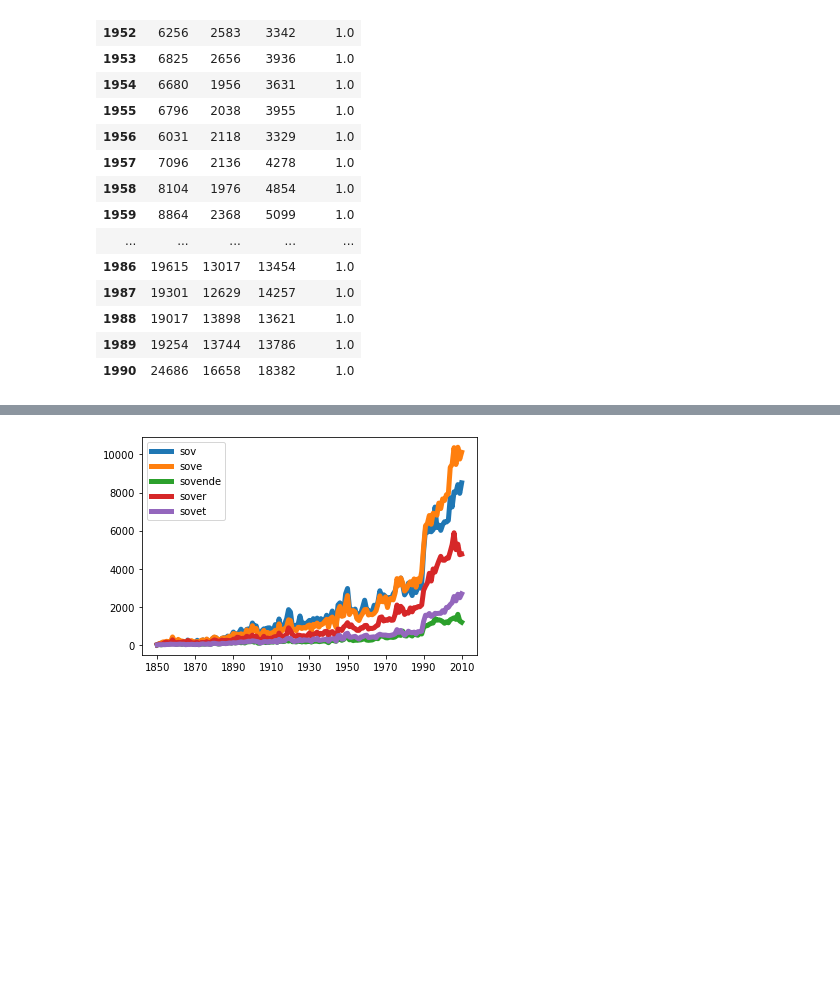
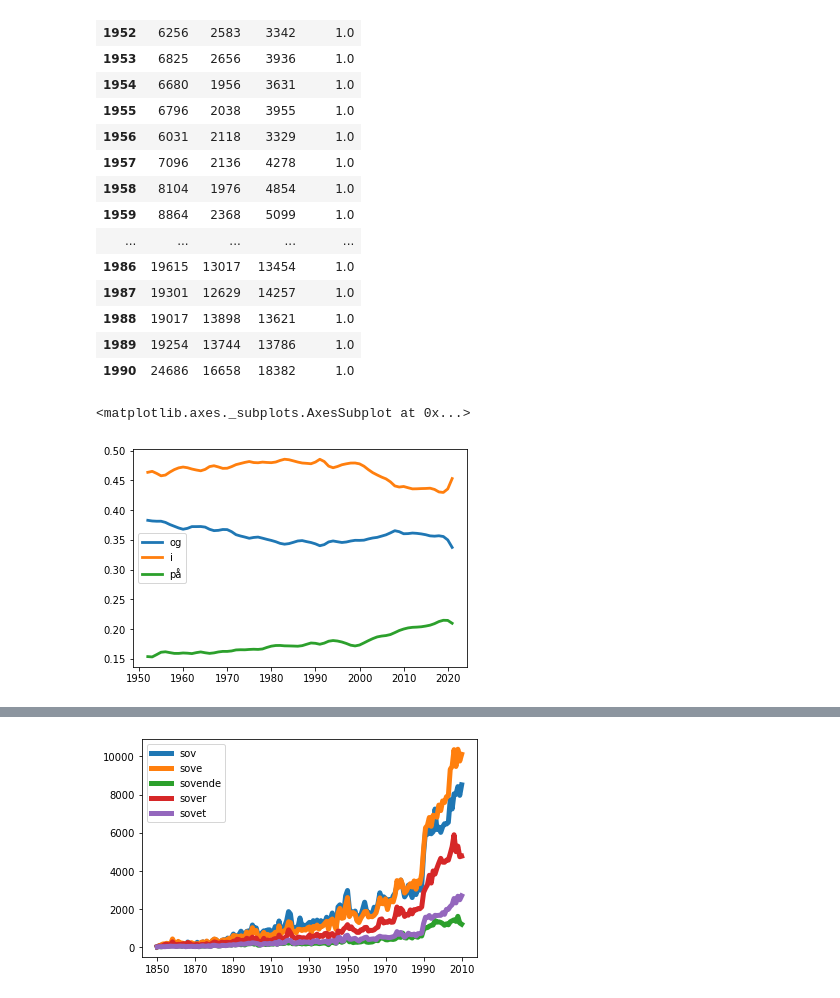
Before and after one commit to Yoonsen/Demo, a Jupyter notebook: Untitled.ipynb, the cells around one changed output, grey strips where cells are left out. Cells and saved outputs as stored; diff of their text form; code cells hidden in the pictures; blank space fills up the shorter version.

```diff
--- a/Untitled.ipynb
+++ b/Untitled.ipynb
@@ -247,0 +282,7 @@ class Ngram_news(Ngram_book):
+# %%
+u = Ngram(words = ['og', 'i', 'på'],doctype = "digavis")
+# %%
+u.compare(u).plot(lw = 2.8)
+# %% [output]
+<matplotlib.axes._subplots.AxesSubplot at 0x...>
+[figure, added]
```
Also changed, not shown: parts of 7 cells of this notebook.
